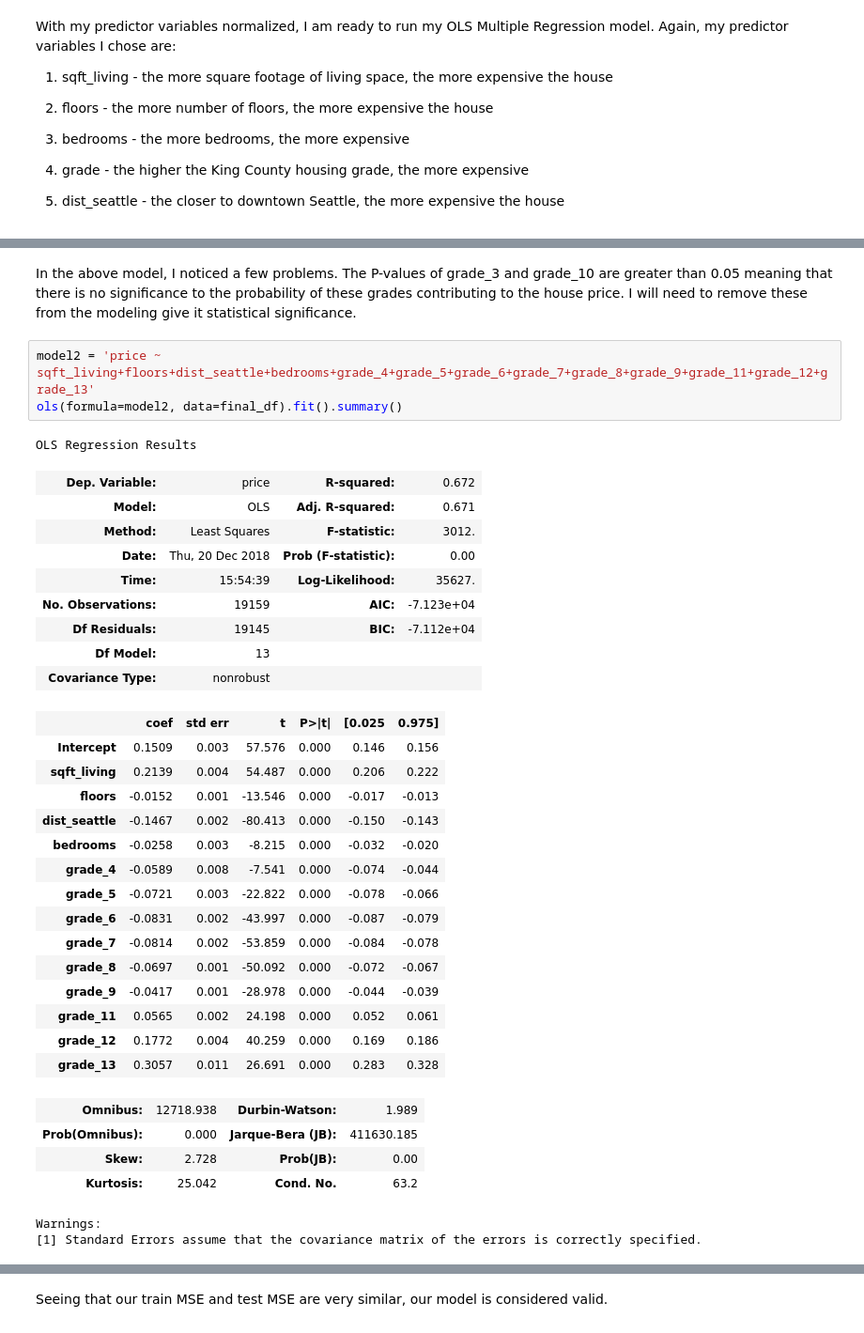
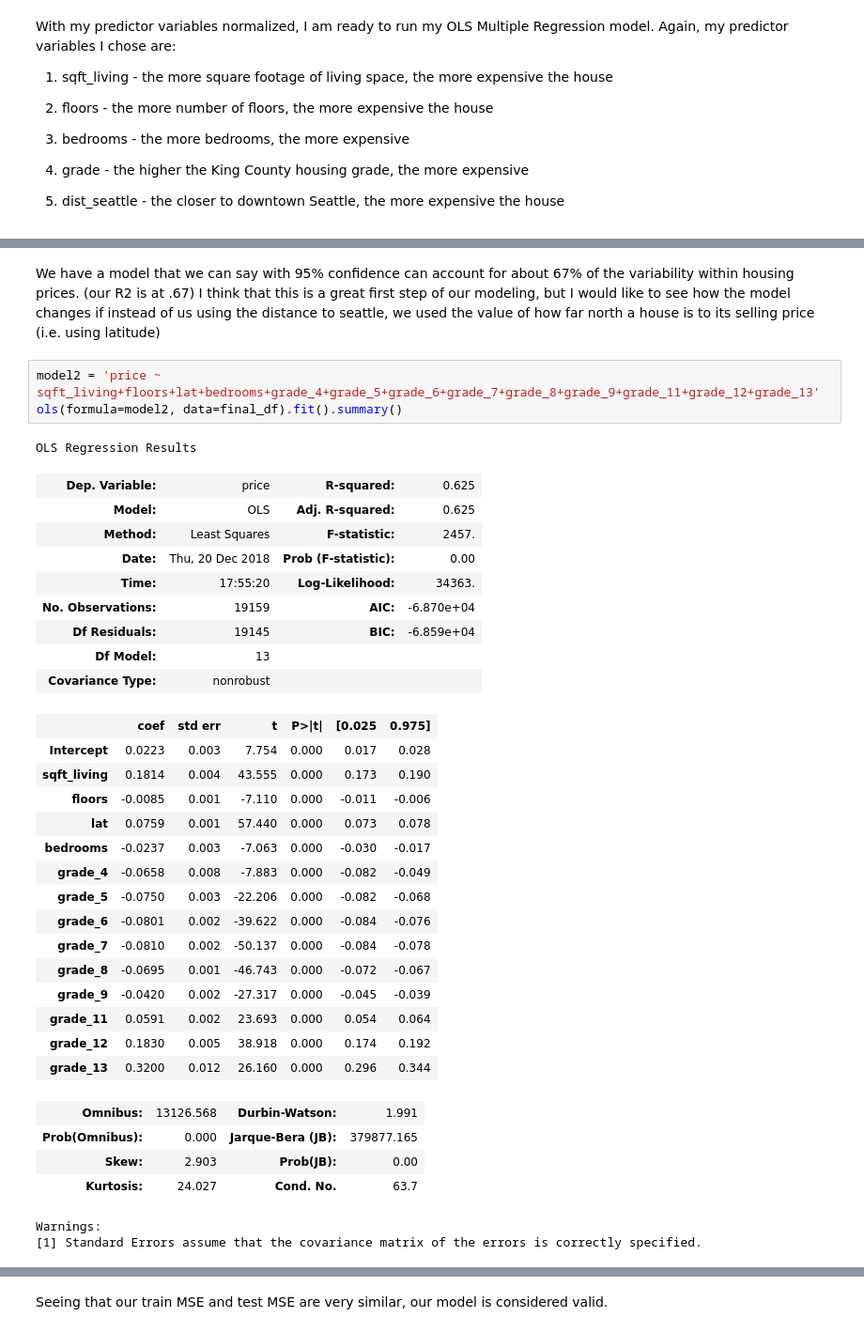
Before and after one commit to rondo24/dsc-1-final-project-online-ds-ft-112618, a Jupyter notebook: student.ipynb, the cells around one changed output, grey strips where cells are left out. Shown at 94% size. Cells and saved outputs as stored; diff of their text form.

```diff
--- a/student.ipynb
+++ b/student.ipynb
@@ -419,40 +419,40 @@ Warnings:
 [1] Standard Errors assume that the covariance matrix of the errors is correctly specified.
 [2] The smallest eigenvalue is 1.97e-28. This might indicate that there are
 strong multicollinearity problems or that the design matrix is singular.
-# %% [markdown]
-In the above model, I noticed a few problems. The P-values of grade_3 and grade_10 are greater than 0.05 meaning that there is no significance to the probability of these grades contributing to the house price. I will need to remove these from the modeling give it statistical significance.
+# %% [markdown]
+We have a model that we can say with 95% confidence can account for about 67% of the variability within housing prices. (our R2 is at .67) I think that this is a great first step of our modeling, but I would like to see how the model changes if instead of us using the distance to seattle, we used the value of how far north a house is to its selling price (i.e. using latitude)
 # %%
-model2 = 'price ~ sqft_living+floors+dist_seattle+bedrooms+grade_4+grade_5+grade_6+grade_7+grade_8+grade_9+grade_11+grade_12+grade_13'
+model2 = 'price ~ sqft_living+floors+lat+bedrooms+grade_4+grade_5+grade_6+grade_7+grade_8+grade_9+grade_11+grade_12+grade_13'
 ols(formula=model2, data=final_df).fit().summary()
 # %% [output]
 OLS Regression Results
-| Dep. Variable: | price | R-squared: | 0.672 |
-| Model: | OLS | Adj. R-squared: | 0.671 |
-| Method: | Least Squares | F-statistic: | 3012. |
+| Dep. Variable: | price | R-squared: | 0.625 |
+| Model: | OLS | Adj. R-squared: | 0.625 |
+| Method: | Least Squares | F-statistic: | 2457. |
 | Date: | Thu, 20 Dec 2018 | Prob (F-statistic): | 0.00 |
-| Time: | 15:54:39 | Log-Likelihood: | 35627. |
-| No. Observations: | 19159 | AIC: | -7.123e+04 |
-| Df Residuals: | 19145 | BIC: | -7.112e+04 |
+| Time: | 17:55:20 | Log-Likelihood: | 34363. |
+| No. Observations: | 19159 | AIC: | -6.870e+04 |
+| Df Residuals: | 19145 | BIC: | -6.859e+04 |
 | Df Model: | 13 |  |  |
 | Covariance Type: | nonrobust |  |  |
 |  | coef | std err | t | P>|t| | [0.025 | 0.975] |
-| Intercept | 0.1509 | 0.003 | 57.576 | 0.000 | 0.146 | 0.156 |
-| sqft_living | 0.2139 | 0.004 | 54.487 | 0.000 | 0.206 | 0.222 |
-| floors | -0.0152 | 0.001 | -13.546 | 0.000 | -0.017 | -0.013 |
-| dist_seattle | -0.1467 | 0.002 | -80.413 | 0.000 | -0.150 | -0.143 |
-| bedrooms | -0.0258 | 0.003 | -8.215 | 0.000 | -0.032 | -0.020 |
-| grade_4 | -0.0589 | 0.008 | -7.541 | 0.000 | -0.074 | -0.044 |
-| grade_5 | -0.0721 | 0.003 | -22.822 | 0.000 | -0.078 | -0.066 |
-| grade_6 | -0.0831 | 0.002 | -43.997 | 0.000 | -0.087 | -0.079 |
-| grade_7 | -0.0814 | 0.002 | -53.859 | 0.000 | -0.084 | -0.078 |
-| grade_8 | -0.0697 | 0.001 | -50.092 | 0.000 | -0.072 | -0.067 |
-| grade_9 | -0.0417 | 0.001 | -28.978 | 0.000 | -0.044 | -0.039 |
-| grade_11 | 0.0565 | 0.002 | 24.198 | 0.000 | 0.052 | 0.061 |
-| grade_12 | 0.1772 | 0.004 | 40.259 | 0.000 | 0.169 | 0.186 |
-| grade_13 | 0.3057 | 0.011 | 26.691 | 0.000 | 0.283 | 0.328 |
+| Intercept | 0.0223 | 0.003 | 7.754 | 0.000 | 0.017 | 0.028 |
+| sqft_living | 0.1814 | 0.004 | 43.555 | 0.000 | 0.173 | 0.190 |
+| floors | -0.0085 | 0.001 | -7.110 | 0.000 | -0.011 | -0.006 |
+| lat | 0.0759 | 0.001 | 57.440 | 0.000 | 0.073 | 0.078 |
+| bedrooms | -0.0237 | 0.003 | -7.063 | 0.000 | -0.030 | -0.017 |
+| grade_4 | -0.0658 | 0.008 | -7.883 | 0.000 | -0.082 | -0.049 |
+| grade_5 | -0.0750 | 0.003 | -22.206 | 0.000 | -0.082 | -0.068 |
+| grade_6 | -0.0801 | 0.002 | -39.622 | 0.000 | -0.084 | -0.076 |
+| grade_7 | -0.0810 | 0.002 | -50.137 | 0.000 | -0.084 | -0.078 |
+| grade_8 | -0.0695 | 0.001 | -46.743 | 0.000 | -0.072 | -0.067 |
+| grade_9 | -0.0420 | 0.002 | -27.317 | 0.000 | -0.045 | -0.039 |
+| grade_11 | 0.0591 | 0.002 | 23.693 | 0.000 | 0.054 | 0.064 |
+| grade_12 | 0.1830 | 0.005 | 38.918 | 0.000 | 0.174 | 0.192 |
+| grade_13 | 0.3200 | 0.012 | 26.160 | 0.000 | 0.296 | 0.344 |
-| Omnibus: | 12718.938 | Durbin-Watson: | 1.989 |
-| Prob(Omnibus): | 0.000 | Jarque-Bera (JB): | 411630.185 |
-| Skew: | 2.728 | Prob(JB): | 0.00 |
-| Kurtosis: | 25.042 | Cond. No. | 63.2 |
+| Omnibus: | 13126.568 | Durbin-Watson: | 1.991 |
+| Prob(Omnibus): | 0.000 | Jarque-Bera (JB): | 379877.165 |
+| Skew: | 2.903 | Prob(JB): | 0.00 |
+| Kurtosis: | 24.027 | Cond. No. | 63.7 |
 Warnings:
 [1] Standard Errors assume that the covariance matrix of the errors is correctly specified.
```
Also changed, not shown: parts of 7 cells of this notebook.
